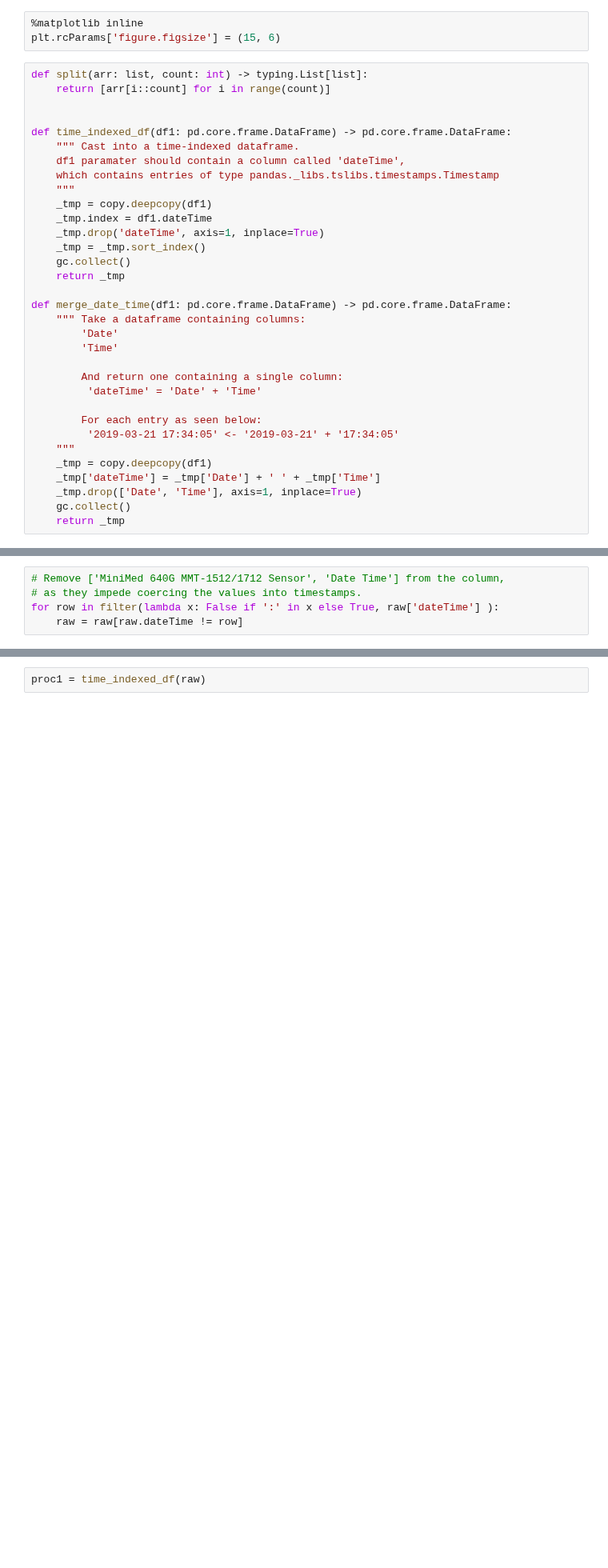
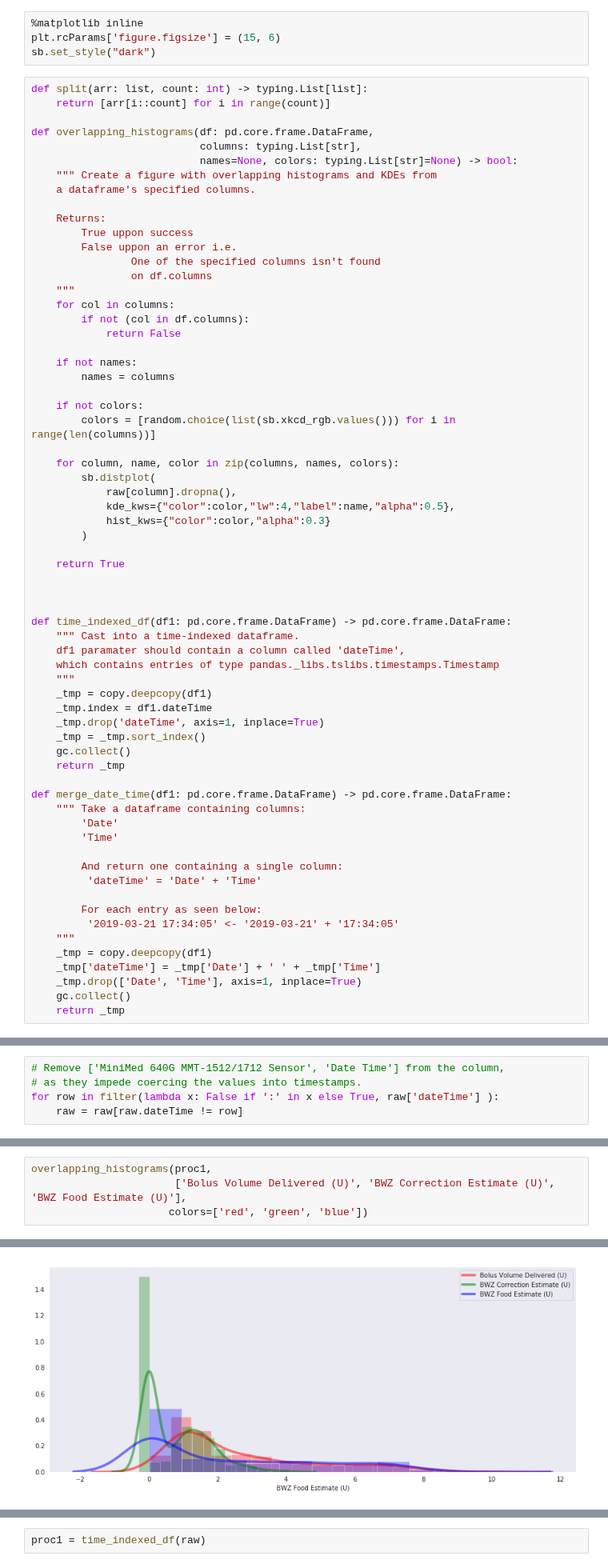
Before and after one commit to gmagannaDevelop/DiabManager, a Jupyter notebook: Carelink.ipynb, the cells around one changed output, grey strips where cells are left out. Shown at 80% size. Cells and saved outputs as stored; diff of their text form; blank space fills up the shorter version.

Commit message:
Added histogram-generating function. Further preprocessing is needed

```diff
--- a/Carelink.ipynb
+++ b/Carelink.ipynb
@@ -23,9 +24,42 @@ from plotnine import *
 # %%
 %matplotlib inline
 plt.rcParams['figure.figsize'] = (15, 6)
+sb.set_style("dark")
 # %%
 def split(arr: list, count: int) -> typing.List[list]:
     return [arr[i::count] for i in range(count)]
+
+def overlapping_histograms(df: pd.core.frame.DataFrame,
+                           columns: typing.List[str],
+                           names=None, colors: typing.List[str]=None) -> bool:
+    """ Create a figure with overlapping histograms and KDEs from
+    a dataframe's specified columns.
+
+    Returns:
+        True uppon success
+        False uppon an error i.e.
+                One of the specified columns isn't found
+                on df.columns
+    """
+    for col in columns:
+        if not (col in df.columns):
+            return False
+
+    if not names:
+        names = columns
+
+    if not colors:
+        colors = [random.choice(list(sb.xkcd_rgb.values())) for i in range(len(columns))]
+
+    for column, name, color in zip(columns, names, colors):
+        sb.distplot(
+            raw[column].dropna(),
+            kde_kws={"color":color,"lw":4,"label":name,"alpha":0.5},
+            hist_kws={"color":color,"alpha":0.3}
+        )
+
+    return True
+
 
 
 def time_indexed_df(df1: pd.core.frame.DataFrame) -> pd.core.frame.DataFrame:
@@ -174,0 +195,5 @@ Name: New Device Time, dtype: int64
+# %%
+overlapping_histograms(proc1,
+                       ['Bolus Volume Delivered (U)', 'BWZ Correction Estimate (U)', 'BWZ Food Estimate (U)'],
+                      colors=['red', 'green', 'blue'])
+# %% [output]
@@ -174,0 +201 @@ Name: New Device Time, dtype: int64
+[figure, added]
```
Also changed, not shown: parts of 18 cells of this notebook, 1 other file.
